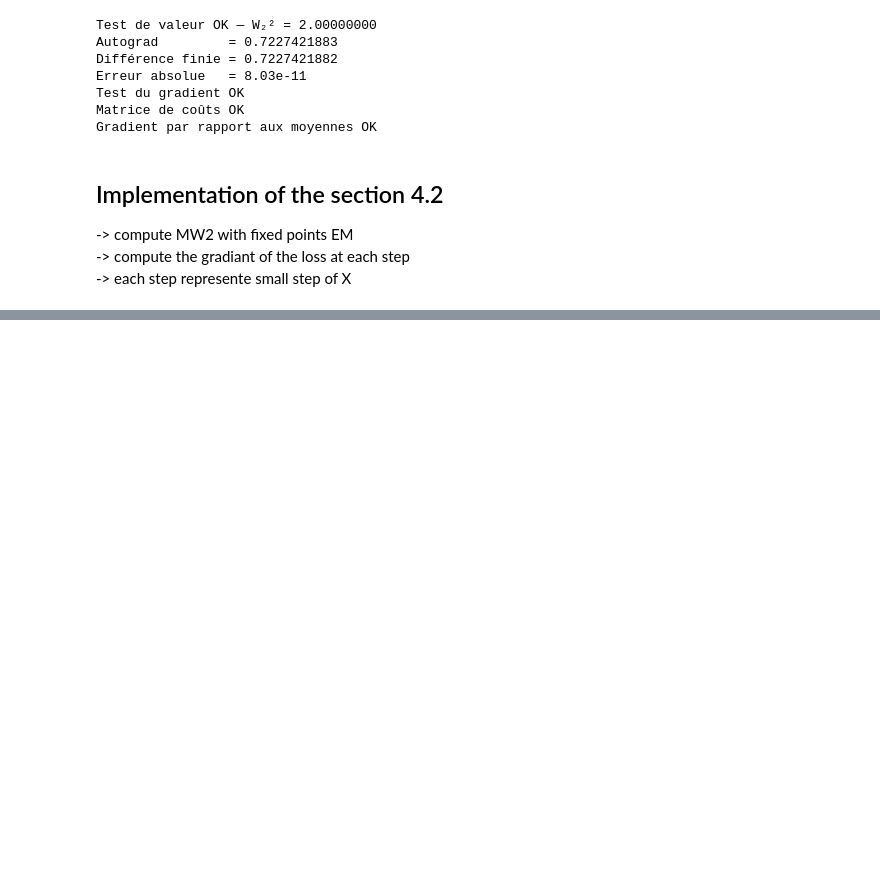
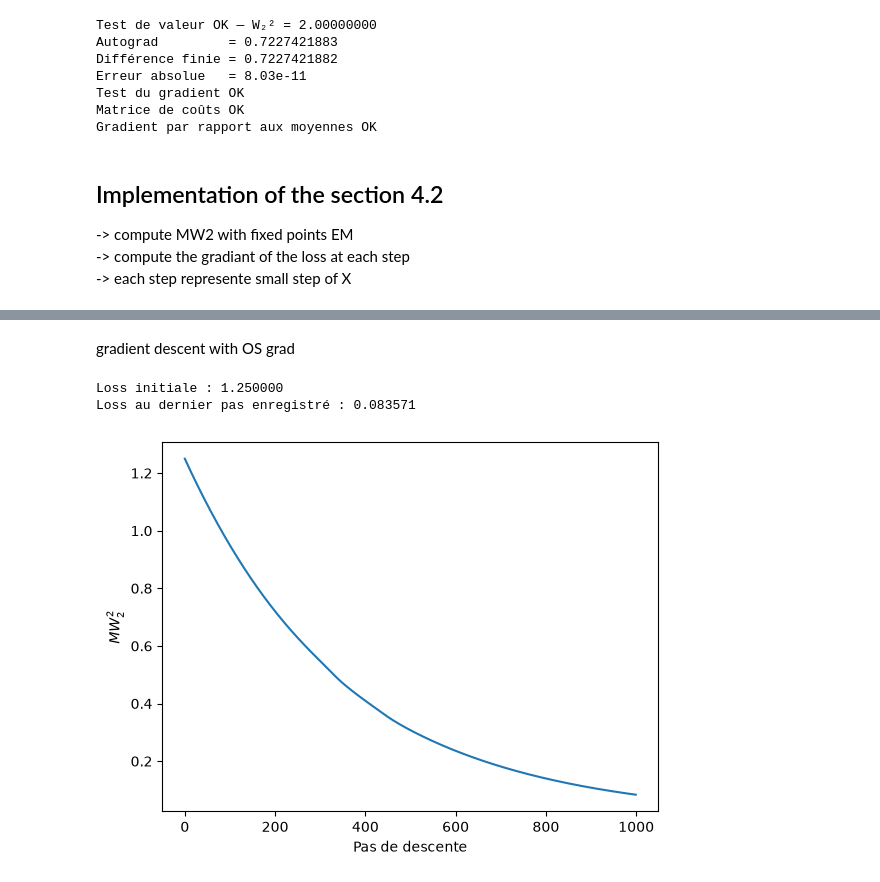
Before and after one commit to MDelpech/Differentiable_EM_OT_Application, a Jupyter notebook: EM_torch.ipynb, the cells around one changed output, grey strips where cells are left out. Cells and saved outputs as stored; diff of their text form; code cells hidden in the pictures; blank space fills up the shorter version.

```diff
--- a/EM_torch.ipynb
+++ b/EM_torch.ipynb
@@ -541 +583,40 @@ Loss au dernier pas enregistré : 0.083151
+# %% [markdown]
+gradient descent with OS grad
+# %%
+for _ in range(T):
+    # run EM with fixed point on new x_flow
+    with torch.no_grad() :
+        flow_weights_prev, flow_means_prev, flow_covariances_prev, _ = em_algo_with_fixed_weight(
+            x_os, fixed_weights, initial_means, initial_covariances, (n_iter - 1)
+        )
+
+    flow_weights_os, flow_means_os, flow_covariances_os, _ = em_algo_with_fixed_weight(
+            x_os, flow_weights_prev, flow_means_prev, flow_covariances_prev, 1
+        )
+
+
+
+    _, _, flow_loss_os = MW2((flow_weights_os,flow_means_os,flow_covariances_os), gmm_target)
+
+    (flow_gradient_os,) = torch.autograd.grad(flow_loss_os, x_os)
+    loss_history_os.append(flow_loss_os.item())
+
+    # updating x_flow and keep in mind the trajectory to plot
+    with torch.no_grad() :
+        x_os.sub_(eta * flow_gradient_os)
+        trajectory_os.append(x_os.detach().cpu().numpy().copy())
+
+if loss_history_full[0] != loss_history_os[0] :
+    print("error on the initial term of the loss history")
+
+print(f"Loss initiale : {loss_history_os[0]:.6f}")
+print(f"Loss au dernier pas enregistré : {loss_history_os[-1]:.6f}")
+plt.plot(loss_history_os)
+plt.xlabel("Pas de descente")
+plt.ylabel(r"$MW_2^2$")
+plt.show()
+# %% [output]
+Loss initiale : 1.250000
+Loss au dernier pas enregistré : 0.083571
+[figure, added]
 # %%
```
Also changed, not shown: parts of 9 cells of this notebook.
